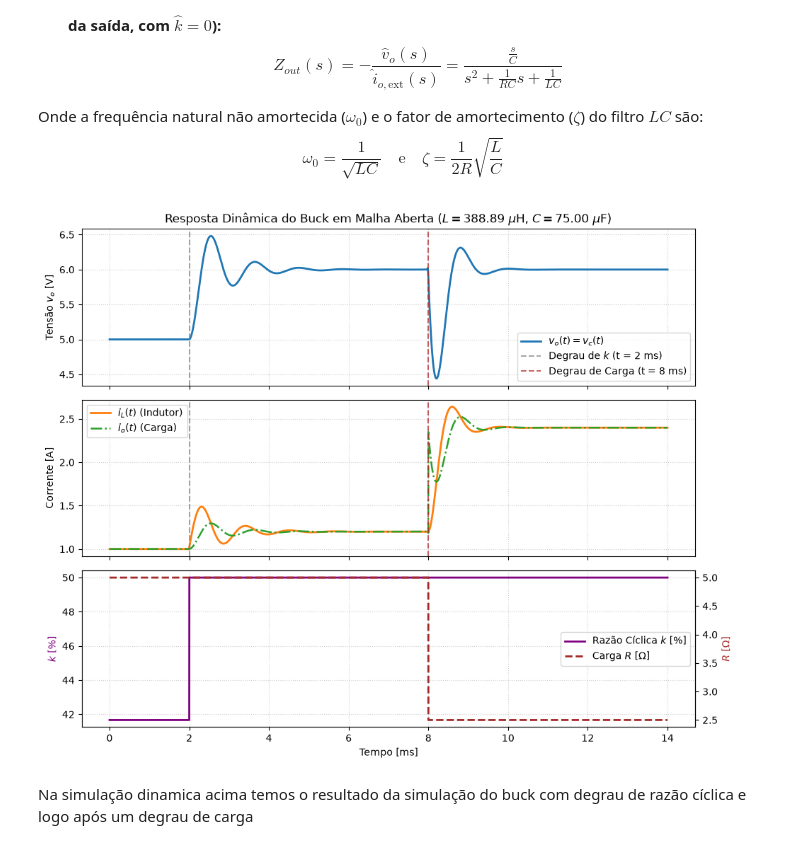
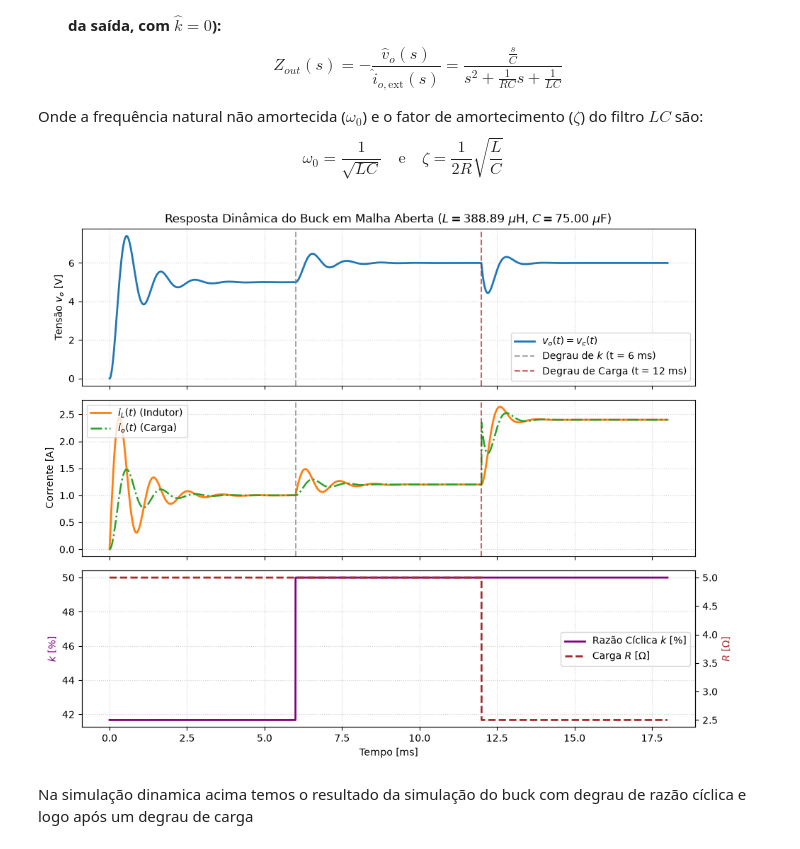
Before and after one commit to Matheus-Rodrigues-1892/UFAL_PPGI_BUCK_PI_DISCRETO, a Jupyter notebook: Analysis/buck.ipynb, the cells around one changed output. Cells and saved outputs as stored; diff of their text form; code cells hidden in the pictures.

```diff
--- a/Analysis/buck.ipynb
+++ b/Analysis/buck.ipynb
@@ -120,13 +120,13 @@ $$\omega_0 = \frac{1}{\sqrt{LC}} \quad \text{e} \quad \zeta = \frac{1}{2R}\sqrt{
 # ==============================================================================
 # 3. SIMULAÇÃO DINÂMICA (RESPOSTA A DEGRAUS DE RAZÃO CÍCLICA E DE CARGA)
 # ==============================================================================
-# Perfis temporais dos distúrbios / entradas:
-# - t = 0.0 ms: Regime permanente nominal (Va = 5.0 V, k = 41.67%, R = 5.0 Ohms -> Ia = 1.0 A)
-# - t = 2.0 ms: Degrau na razão cíclica k (41.67% -> 50.0% => Va esperado = 6.0 V)
-# - t = 8.0 ms: Degrau de carga (R cai de 5.0 Ohms para 2.5 Ohms => dobra a corrente para 2.4 A)
+# Perfis temporais:
+# - t =  0.0 ms: Partida do repouso (i_L = 0, v_c = 0) com k = 41.67% e R = 5.0 Ohms
+# - t =  6.0 ms: Degrau na razão cíclica k (41.67% -> 50.0% => Va esperado = 6.0 V)
+# - t = 12.0 ms: Degrau de carga (R cai de 5.0 Ohms para 2.5 Ohms => dobra corrente)
 
-t_degrau_k = 2.0e-3
-t_degrau_R = 8.0e-3
+t_degrau_k = 6.0e-3
+t_degrau_R = 12.0e-3
 k_novo = 0.50
 R_novo = 2.5
 
@@ -153,10 +153,10 @@ def buck_ode(t, x):
     dvc_dt = (i_L - i_o) / C
     return [diL_dt, dvc_dt]
 
-# Condições iniciais no ponto de operação nominal
-x0 = [Ia, Va]
-t_span = (0.0, 14e-3)
-t_eval = np.linspace(t_span[0], t_span[1], 5000)
+# Condições iniciais (circuito desenergizado em t = 0)
+x0 = [0.0, 0.0]
+t_span = (0.0, 18e-3)
+t_eval = np.linspace(t_span[0], t_span[1], 6000)
 
 # Resolução numérica com max_step=T para capturar exatamente os instantes dos degraus
 sol = solve_ivp(buck_ode, t_span, x0, t_eval=t_eval, method='RK45', max_step=T)
@@ -178,33 +178,33 @@ fig, axs = plt.subplots(3, 1, figsize=(10, 8), sharex=True)
 axs[0].plot(t_ms, v_o_sim, color='#1f77b4', lw=2, label=r'$v_o(t) = v_c(t)$')
 axs[0].axvline(t_degrau_k * 1e3, color='gray', linestyle='--', alpha=0.7, label=f'Degrau de $k$ (t = {t_degrau_k*1e3:.0f} ms)')
 axs[0].axvline(t_degrau_R * 1e3, color='firebrick', linestyle='--', alpha=0.7, label=f'Degrau de Carga (t = {t_degrau_R*1e3:.0f} ms)')
 axs[0].set_ylabel('Tensão $v_o$ [V]')
 axs[0].set_title(rf'Resposta Dinâmica do Buck em Malha Aberta ($L = {L*1e6:.2f}\ \mu\mathrm{{H}}$, $C = {C*1e6:.2f}\ \mu\mathrm{{F}}$)')
 axs[0].grid(True, linestyle=':', alpha=0.6)
 axs[0].legend(loc='lower right')
 
 # Gráfico 2: Corrente no Indutor (i_L) e Corrente de Carga (i_o)
 axs[1].plot(t_ms, i_L_sim, color='#ff7f0e', lw=2, label=r'$i_L(t)$ (Indutor)')
 axs[1].plot(t_ms, i_o_sim, color='#2ca02c', lw=1.8, linestyle='-.', label=r'$i_o(t)$ (Carga)')
 axs[1].axvline(t_degrau_k * 1e3, color='gray', linestyle='--', alpha=0.7)
 axs[1].axvline(t_degrau_R * 1e3, color='firebrick', linestyle='--', alpha=0.7)
 axs[1].set_ylabel('Corrente [A]')
 axs[1].grid(True, linestyle=':', alpha=0.6)
 axs[1].legend(loc='upper left')
 
 # Gráfico 3: Entradas de Estímulo (Razão Cíclica k e Carga R)
 ax3_twin = axs[2].twinx()
 p1, = axs[2].plot(t_ms, k_sim * 100, color='purple', lw=2, label='Razão Cíclica $k$ [%]')
 p2, = ax3_twin.plot(t_ms, R_sim, color='brown', lw=2, linestyle='--', label=r'Carga $R$ [$\Omega$]')
 axs[2].set_ylabel('$k$ [%]', color='purple')
 ax3_twin.set_ylabel(r'$R$ [$\Omega$]', color='brown')
 axs[2].set_xlabel('Tempo [ms]')
 axs[2].grid(True, linestyle=':', alpha=0.6)
 axs[2].legend(handles=[p1, p2], loc='center right')
 
 plt.tight_layout()
 plt.show()
 # %% [output]
-[figure, old version]
+[figure, new version]
 # %% [markdown]
 Na simulação dinamica acima temos o resultado da simulação do buck com degrau de razão cíclica e logo após um degrau de carga
```
Also changed, not shown: 1 other file.
